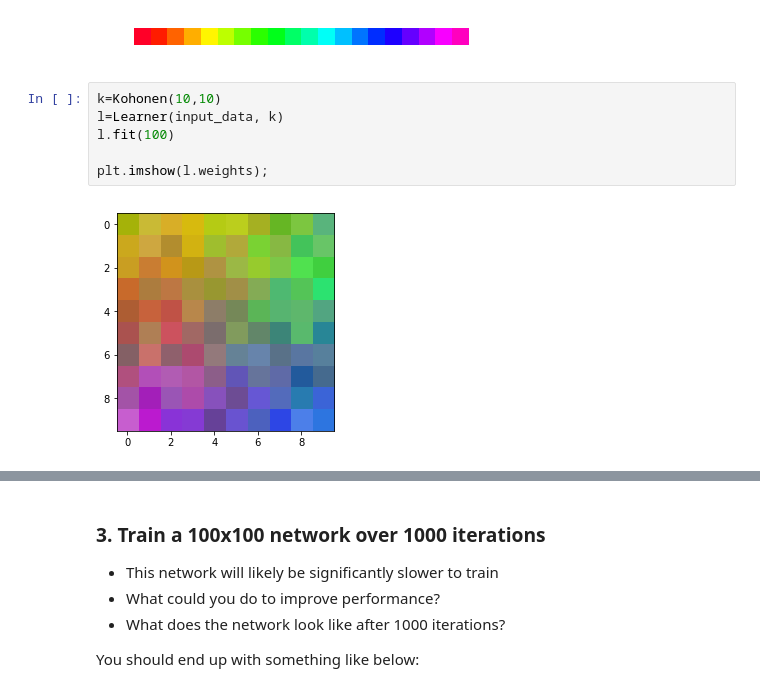
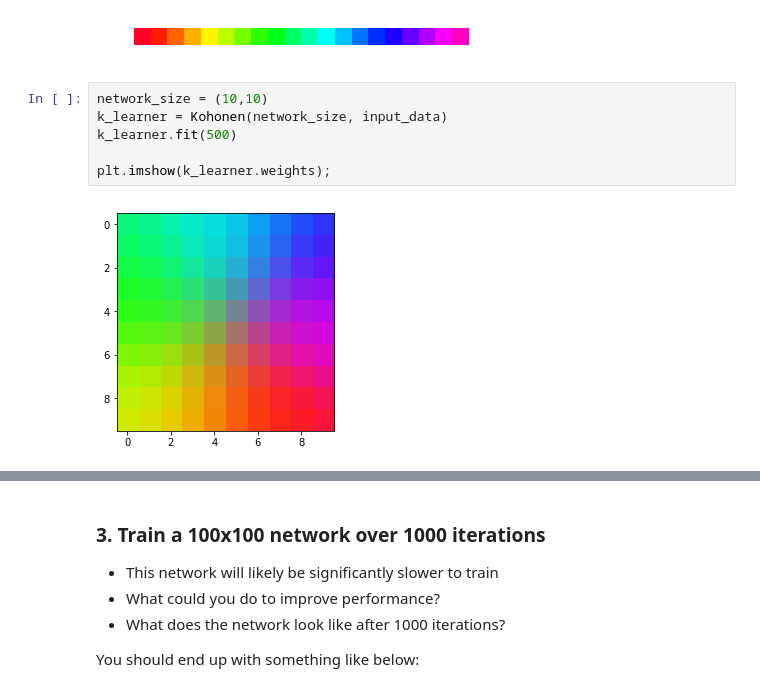
Before and after one commit to Jimmy-INL/kohonen-network, a Jupyter notebook: Kohonen_SOM_Implementation.ipynb, the cells around one changed output, grey strips where cells are left out. Drawn from its saved outputs; the diff is of its cells as text.

Commit message:
update kohonen network

```diff
--- a/Kohonen_SOM_Implementation.ipynb
+++ b/Kohonen_SOM_Implementation.ipynb
@@ -486,13 +465,13 @@ input_data=get_input_data(20, colormap='gist_rainbow')
 # %% [output]
 [figure]
 # %%
-k=Kohonen(10,10)
-l=Learner(input_data, k)
-l.fit(100)
+network_size = (10,10)
+k_learner = Kohonen(network_size, input_data)
+k_learner.fit(500)
 
-plt.imshow(l.weights);
+plt.imshow(k_learner.weights);
 # %% [output]
-[figure, old version]
+[figure, new version]
 # %%
 results_10 = plot_results()
 # %% [output]
```
Also changed, not shown: parts of 14 cells of this notebook.
